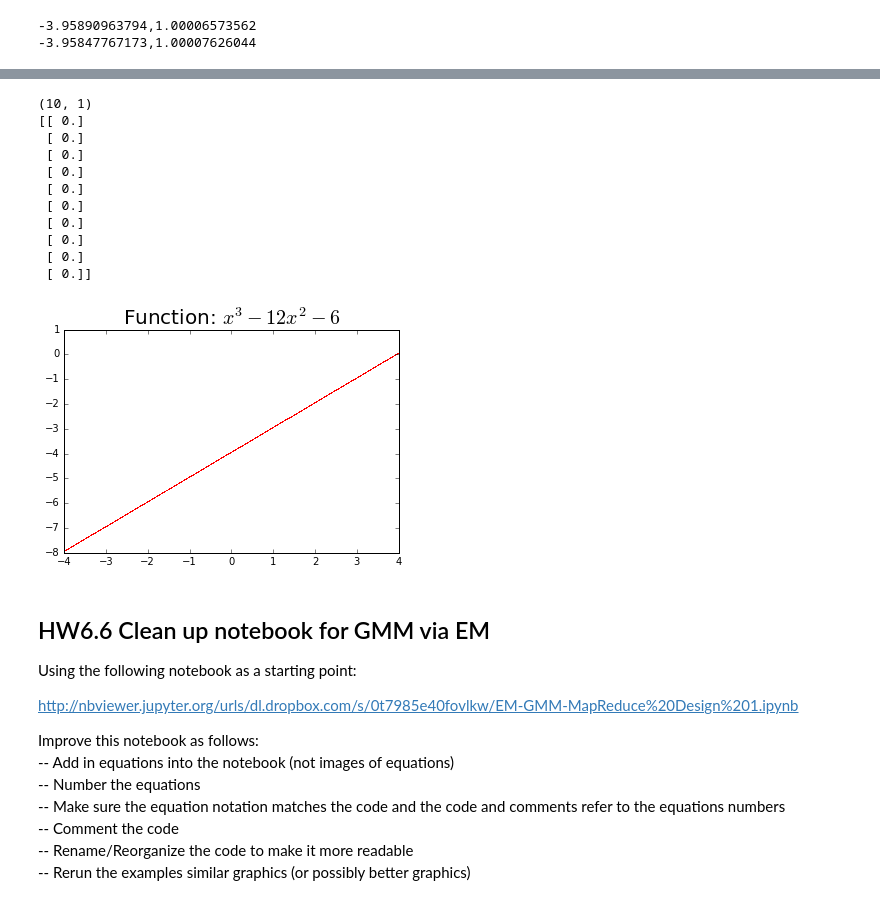
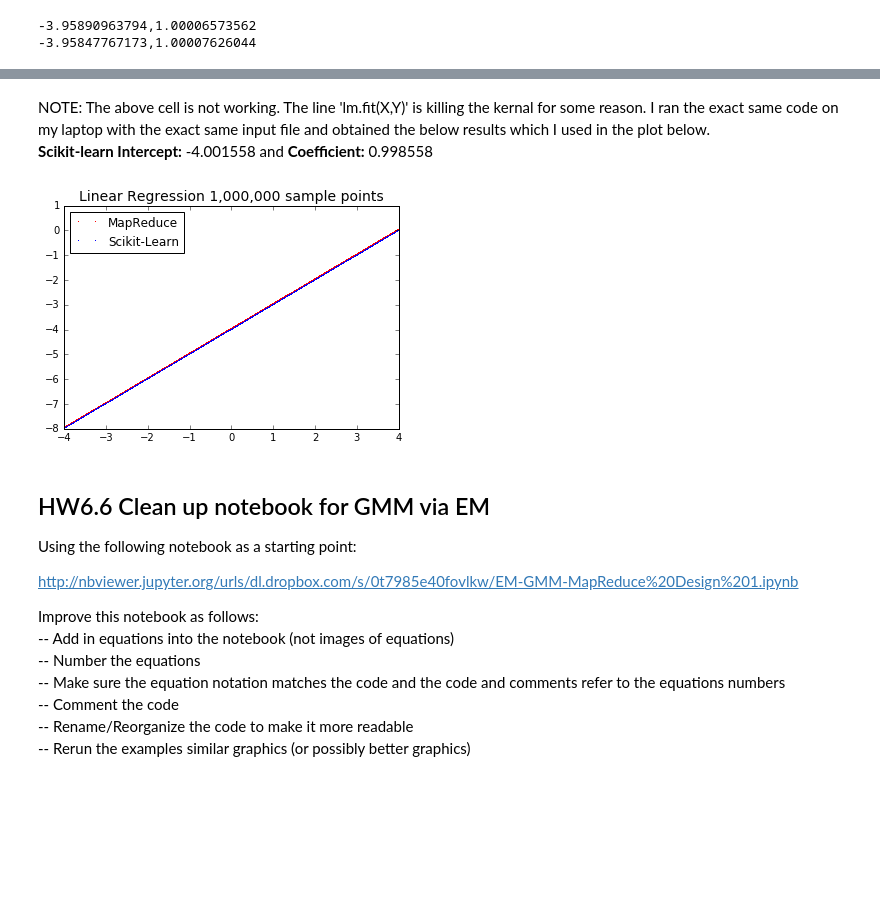
Before and after one commit to mjasek114/w261-Assignments, a Jupyter notebook: hw6/MIDS-W261-2016-HWK-Week06-Jasek.ipynb, the cells around one changed output, grey strips where cells are left out. Drawn from its saved outputs; the diff is of its cells as text; code cells hidden in the pictures; blank space fills up the shorter version.

```diff
--- a/hw6/MIDS-W261-2016-HWK-Week06-Jasek.ipynb
+++ b/hw6/MIDS-W261-2016-HWK-Week06-Jasek.ipynb
@@ -417,45 +391,31 @@ lm = LinearRegression()
-# %%
-x = np.empty((10,1))
-print x.shape
-print x
-# %% [output]
-(10, 1)
-[[ 0.]
- [ 0.]
- [ 0.]
- [ 0.]
- [ 0.]
- [ 0.]
- [ 0.]
- [ 0.]
- [ 0.]
- [ 0.]]
-# %%
-%matplotlib inline
-import numpy as np
-import matplotlib.pyplot as plt
-# plot the univartiate function X^3 -12x^2-6 defined over the real domain -6 to +6
-# final weights for weighted OLD:  [-3.95788155  0.99987747]
-# final weights for non-weighted: -3.95890963794,1.00006573562
-# final weights for weighted:  -3.95847767173,1.00007626044
-
-x = np.linspace(-4, 4, 1000)
-#print x
-y_mr_w = -3.95847767173 + 1.00007626044*x
-y_mr_nw = -3.95890963794 + 1.00006573562*x
-#print y_mr_w
-#y_skl
-#plt.axis([-4, 4, -20, 20])
-plt.plot(x, y_mr_w, ',',color='r')
-#plt.plot(x, y_mr_nw, ',',color='g')
-#plt.plot(x, y_skl, ',', color='b')
-#plt.plot((0, 0), (-700, 100), 'r--')
-#plt.plot([0], [-6], 'ro')
-#plt.text(-1.5, 35, 'Local Maximum')
-plt.title('Function: $x^3 - 12x^2 - 6$', fontsize=20)
-plt.show()
-# %% [output]
-[figure, removed]
+# %% [markdown]
+NOTE:  The above cell is not working.  The line 'lm.fit(X,Y)' is killing the kernal for some reason.  I ran the exact same code on my laptop with the exact same input file and obtained the below results which I used in the plot below.
+**Scikit-learn Intercept:** -4.001558 and **Coefficient:** 0.998558
+# %%
+############ PLOT SCIKIT-LEARN AND MAPREDUCE RESULTS ###########
+%matplotlib inline
+import numpy as np
+import matplotlib.pyplot as plt
+
+# Final weights MapReduce:  -3.95847767173,1.00007626044
+# Scikit-learn Intercept: -4.001558 and Coefficient: 0.998558
+
+# Create evenly spaced x data points to plot between -4 and 4
+x = np.linspace(-4, 4, 1000)
+# Create the lines formed from the output of the MapReduce linear regression
+y_mr_w = -3.95847767173 + 1.00007626044*x
+# Create the lines formed from the output of the MapReduce linear regression
+y_skl = -4.00057593539 + 0.99865501*x
+# Plot the lines
+red_line, = plt.plot(x, y_mr_w, ',',color='r')
+blue_line, = plt.plot(x, y_skl, ',', color='b')
+# Add a title and legend
+plt.title('Linear Regression 1,000,000 sample points', fontsize=14)
+plt.legend([red_line, blue_line], ["MapReduce", "Scikit-Learn"], loc=2)
+# Show the plot
+plt.show()
+# %% [output]
+[figure, added]
 # %% [markdown]
 ## HW6.6 Clean up notebook for GMM via EM
 
```
Also changed, not shown: parts of 6 cells of this notebook.
